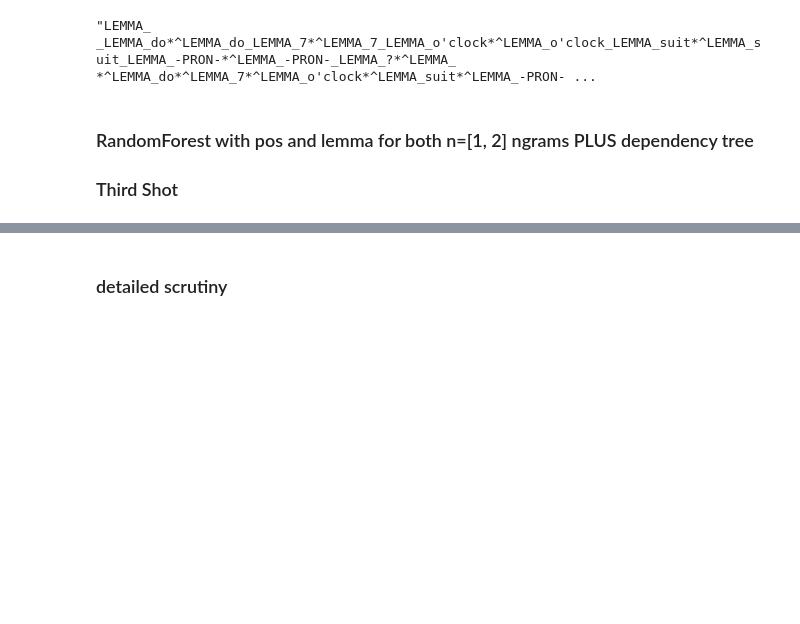
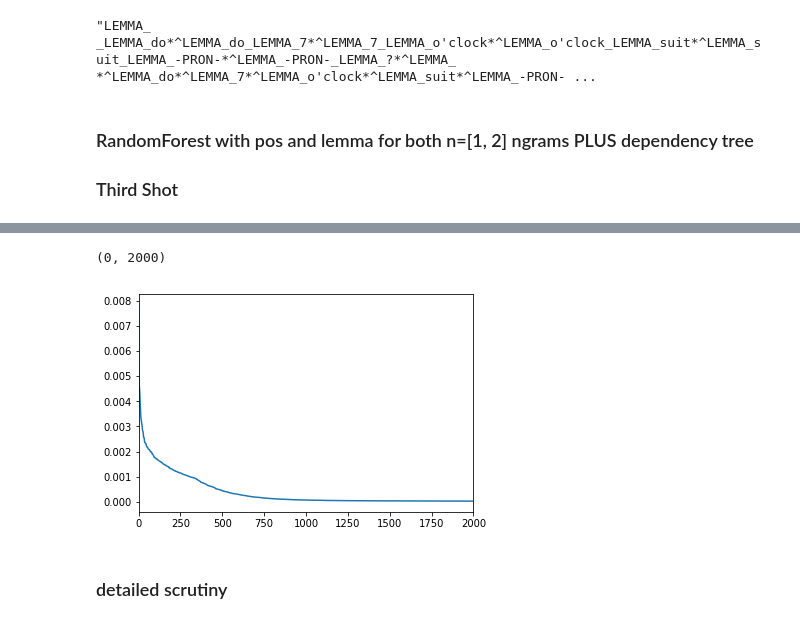
Before and after one commit to Ryanglambert/chatty, a Jupyter notebook: research/daily_dialogue/Predict_Next_Utterance_Sentiment.ipynb, the cells around one changed output, grey strips where cells are left out. Cells and saved outputs as stored; diff of their text form; code cells hidden in the pictures; blank space fills up the shorter version.

```diff
--- a/research/daily_dialogue/Predict_Next_Utterance_Sentiment.ipynb
+++ b/research/daily_dialogue/Predict_Next_Utterance_Sentiment.ipynb
@@ -324,0 +406,4 @@ scrut['vocab_t-1'].iloc[0]
+# %%
+names = results['models'][0].named_steps['feature_union_countvecs'].get_feature_names()
+
+importances = results['models'][0].named_steps['RandomForest'].feature_importances_
@@ -325,3 +430,9 @@ scrut['vocab_t-1'].iloc[0]
+# %%
+plt.plot(sorted(importances, reverse=True))
+plt.xlim(0, 2000)
+# %% [output]
+(0, 2000)
+[figure, added]
 # %% [markdown]
 ### detailed scrutiny
 # %%
```
Also changed, not shown: parts of 9 cells of this notebook.
